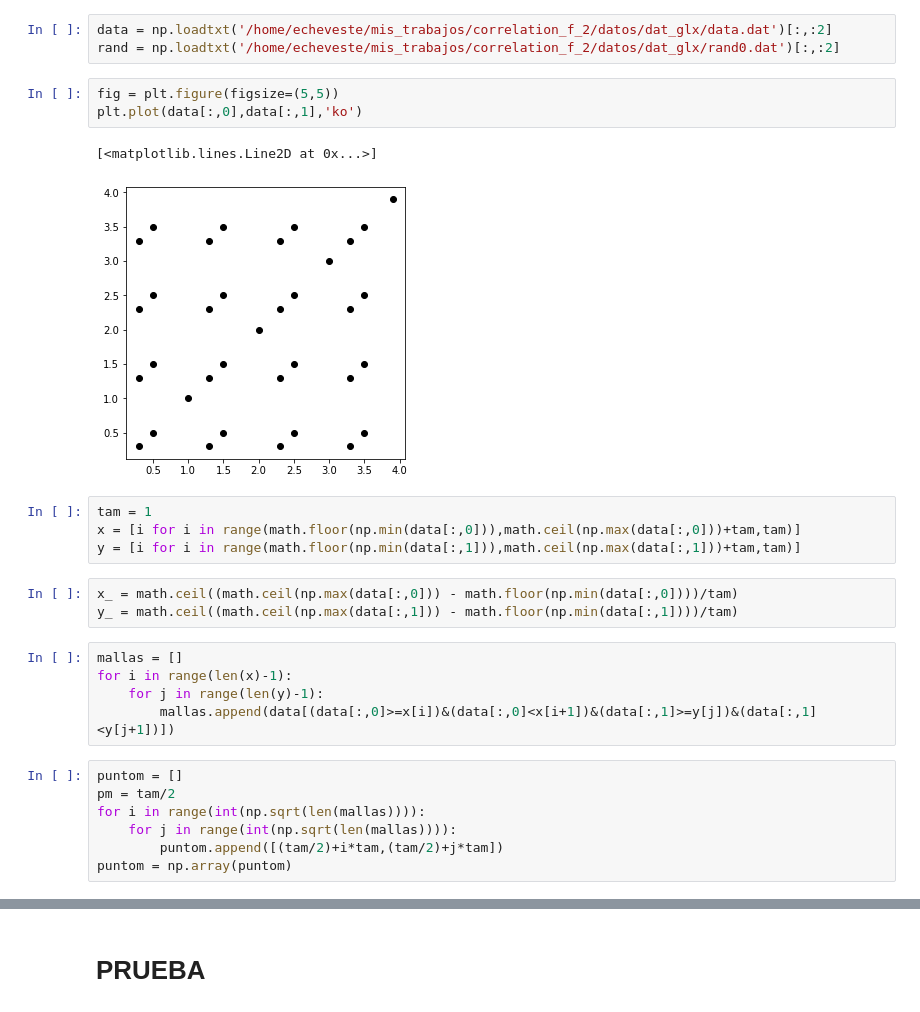
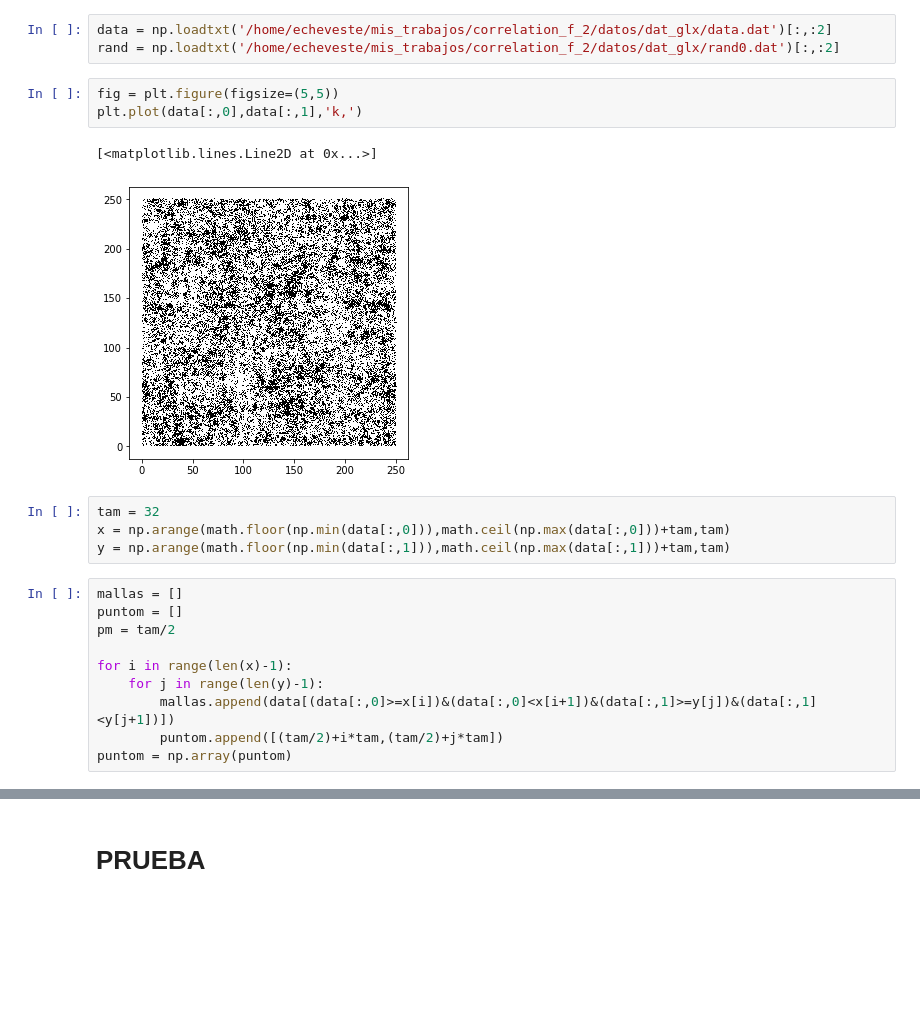
Before and after one commit to Oscar2401/funcion_correlacion, a Jupyter notebook: pythons/Pruebas_jupiter/metodo_malla.ipynb, the cells around one changed output, grey strips where cells are left out. Saved outputs shown, nothing was run; the diff lists cells and outputs as text; blank space fills up the shorter version.

```diff
--- a/pythons/Pruebas_jupiter/metodo_malla.ipynb
+++ b/pythons/Pruebas_jupiter/metodo_malla.ipynb
@@ -10,29 +10,24 @@ data = np.loadtxt('/home/echeveste/mis_trabajos/correlation_f_2/datos/dat_glx/da
 rand = np.loadtxt('/home/echeveste/mis_trabajos/correlation_f_2/datos/dat_glx/rand0.dat')[:,:2]
 # %%
 fig = plt.figure(figsize=(5,5))
-plt.plot(data[:,0],data[:,1],'ko')
+plt.plot(data[:,0],data[:,1],'k,')
 # %% [output]
 [<matplotlib.lines.Line2D at 0x...>]
-[figure, old version]
+[figure, new version]
 # %%
-tam = 1
-x = [i for i in range(math.floor(np.min(data[:,0])),math.ceil(np.max(data[:,0]))+tam,tam)]
-y = [i for i in range(math.floor(np.min(data[:,1])),math.ceil(np.max(data[:,1]))+tam,tam)]
+tam = 32
+x = np.arange(math.floor(np.min(data[:,0])),math.ceil(np.max(data[:,0]))+tam,tam)
+y = np.arange(math.floor(np.min(data[:,1])),math.ceil(np.max(data[:,1]))+tam,tam)
-# %%
-x_ = math.ceil((math.ceil(np.max(data[:,0])) - math.floor(np.min(data[:,0])))/tam)
-y_ = math.ceil((math.ceil(np.max(data[:,1])) - math.floor(np.min(data[:,1])))/tam)
 # %%
 mallas = []
+puntom = []
+pm = tam/2
+
 for i in range(len(x)-1):
     for j in range(len(y)-1):
         mallas.append(data[(data[:,0]>=x[i])&(data[:,0]<x[i+1])&(data[:,1]>=y[j])&(data[:,1]<y[j+1])])
+        puntom.append([(tam/2)+i*tam,(tam/2)+j*tam])
+puntom = np.array(puntom)
-# %%
-puntom = []
-pm = tam/2
-for i in range(int(np.sqrt(len(mallas)))):
-    for j in range(int(np.sqrt(len(mallas)))):
-        puntom.append([(tam/2)+i*tam,(tam/2)+j*tam])
-puntom = np.array(puntom)
 # %%
 fig = plt.figure(figsize=(8,8))
 plt.title('Malals y Puntos medios')
```
Also changed, not shown: parts of 15 cells of this notebook, 30 other files.
